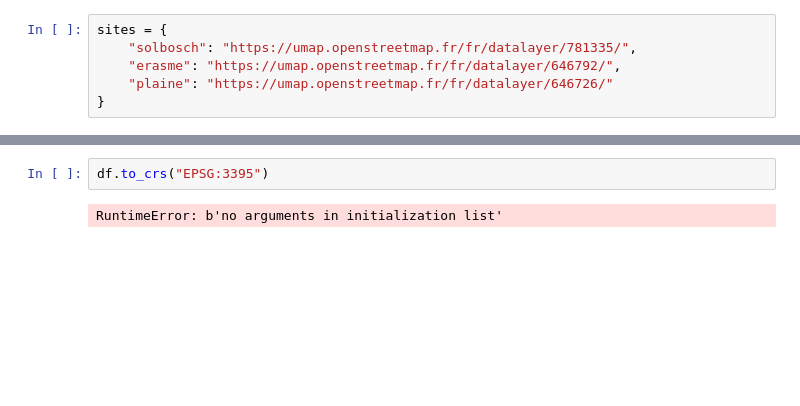
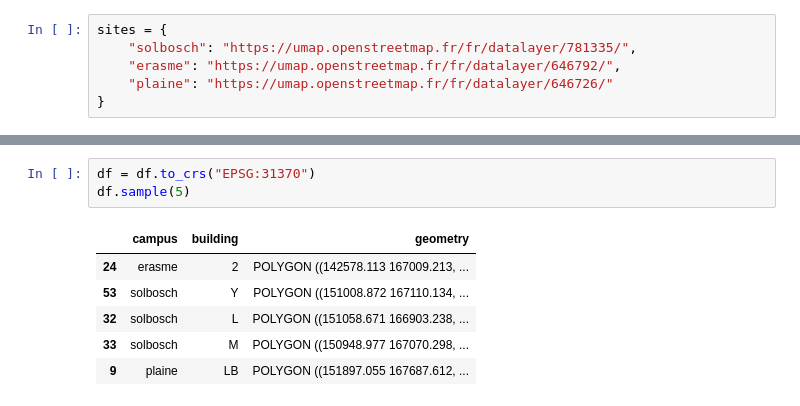
Before and after one commit to jlandercy/cookbook, a Jupyter notebook: python/api/IGEAT_GeoPandas.ipynb, the cells around one changed output, grey strips where cells are left out. Cells and saved outputs as stored; diff of their text form; blank space fills up the shorter version.

```diff
--- a/python/api/IGEAT_GeoPandas.ipynb
+++ b/python/api/IGEAT_GeoPandas.ipynb
@@ -28,7 +28,13 @@ df.sample(5)
 # %%
-df.to_crs("EPSG:3395")
+df = df.to_crs("EPSG:31370")
+df.sample(5)
 # %% [output]
-RuntimeError: b'no arguments in initialization list'
+|  | campus | building | geometry |
+| 24 | erasme | 2 | POLYGON ((142578.113 167009.213, ... |
+| 53 | solbosch | Y | POLYGON ((151008.872 167110.134, ... |
+| 32 | solbosch | L | POLYGON ((151058.671 166903.238, ... |
+| 33 | solbosch | M | POLYGON ((150948.977 167070.298, ... |
+| 9 | plaine | LB | POLYGON ((151897.055 167687.612, ... |
 # %%
 df.loc[df['campus']=='solbosch',:].plot()
 # %% [output]
```
Also changed, not shown: parts of 4 cells of this notebook, 2 other files.
